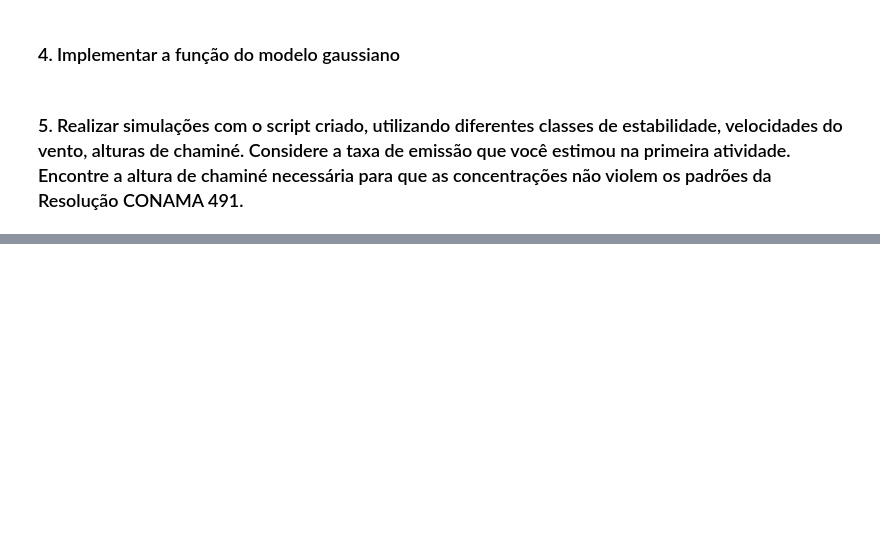
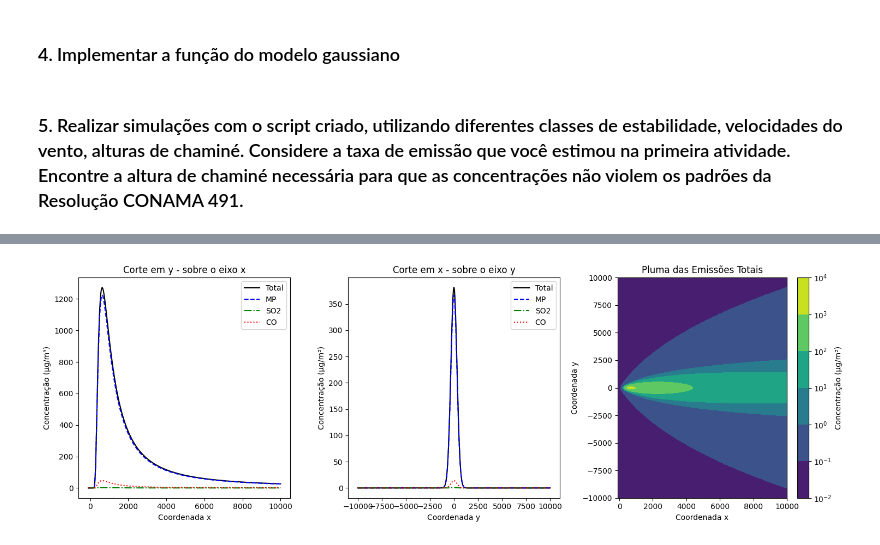
Before and after one commit to Bianca-bonetti/controledepoluicaoatm, a Jupyter notebook: Atividade03.ipynb, the cells around one changed output, grey strips where cells are left out. Cells and saved outputs as stored; diff of their text form; code cells hidden in the pictures; blank space fills up the shorter version.

```diff
--- a/Atividade03.ipynb
+++ b/Atividade03.ipynb
@@ -586,0 +647,82 @@ TypeError: Shapes of x (500, 1000) and z (8760, 51) do not match
+# %%
+# Criando domínio de modelagem
+x = np.linspace(-100, 10000, 500)
+y = np.linspace(-10000, 10000, 500)
+
+# Criando matrizes de x e y
+xx, yy = np.meshgrid(x, y)
+
+# Adotando inputs
+classe = 'C'
+urbOrRural = 'urbano'
+hg = 50  # m altura geométrica da chaminé
+qsMP = 314.89  # g/s
+qsSO2 = 0.54   # g/s
+qsCO = 11.93   # g/s
+u = df_expandido.Veloc_Vento[2631]  # m/s velocidade do vento retirado da linha no df_expandido que teve maiores concentrações para classe C
+y_estimado = 0  # estimando na direção do vento
+z = 1.5  # altura do receptor
+d = 2  # diâmetro da chaminé
+vs = 10  # m/s velocidade do efluente
+Ts = 400  # K temperatura do gás
+Tamb = 293  # K temperatura ambiente
+
+# Estimando o coeficiente de dispersão lateral e vertical
+sigmaY, sigmaZ = sigmaYZ(classe, xx, urbOrRural)
+
+if vs > 1.5 * u:
+    # Estimando a sobrelevação da pluma (deltaH)
+    deltaH = deltaHBriggs(d,vs,Ts,Tamb,classe,u)
+    print('deltaH = ' + str(deltaH))
+    hef = hg + deltaH
+    print('A pluma subiu')
+else:
+    hef = hg + 2 * d * ((vs / u) - 1.5)
+    print('A pluma caiu')
+
+
+print('Altura efetiva (H) é = ' + str(hef))
+print ('A classe é ' + str(classe))
+
+# Calculando as concentrações individuais de poluentes
+conc_MP = modeloGaussiano(qsMP, sigmaY, sigmaZ, u, yy, z, hef)
+conc_SO2 = modeloGaussiano(qsSO2, sigmaY, sigmaZ, u, yy, z, hef)
+conc_CO = modeloGaussiano(qsCO, sigmaY, sigmaZ, u, yy, z, hef)
+
+# Calculando a concentração total de poluentes
+conc_total = conc_MP + conc_SO2 + conc_CO
+
+# Visualização dos resultados no espaço
+fig, (ax1, ax2, ax3) = plt.subplots(1, 3, figsize=(15, 5))
+
+# Gráfico 1: Corte em y - sobre o eixo x
+ax1.plot(x, conc_total[250, :], label='Total', linestyle='-', color='black')
+ax1.plot(x, conc_MP[250, :], label='MP', linestyle='--', color='blue')
+ax1.plot(x, conc_SO2[250, :], label='SO2', linestyle='-.', color='green')
+ax1.plot(x, conc_CO[250, :], label='CO', linestyle=':', color='red')
+ax1.set_title('Corte em y - sobre o eixo x')
+ax1.set_xlabel('Coordenada x')
+ax1.set_ylabel('Concentração (µg/m³)')
+ax1.legend()
+
+# Gráfico 2: Corte em x - sobre o eixo y
+ax2.plot(yy[:, 100], conc_total[:, 100], label='Total', linestyle='-', color='black')
+ax2.plot(yy[:, 100], conc_MP[:, 100], label='MP', linestyle='--', color='blue')
+ax2.plot(yy[:, 100], conc_SO2[:, 100], label='SO2', linestyle='-.', color='green')
+ax2.plot(yy[:, 100], conc_CO[:, 100], label='CO', linestyle=':', color='red')
+ax2.set_title('Corte em x - sobre o eixo y')
+ax2.set_xlabel('Coordenada y')
+ax2.set_ylabel('Concentração (µg/m³)')
+ax2.legend()
+
+# Gráfico 3: Visualização da pluma das emissões totais
+contour_total = ax3.contourf(xx, yy, conc_total + 0.1, norm=LogNorm())
+ax3.set_title('Pluma das Emissões Totais')
+ax3.set_xlabel('Coordenada x')
+ax3.set_ylabel('Coordenada y')
+plt.colorbar(contour_total, ax=ax3, label='Concentração (µg/m³)')
+
+# Ajusta a disposição dos subplots para evitar sobreposição
+plt.tight_layout()
+plt.show()
+# %% [output]
@@ -586,0 +733 @@ TypeError: Shapes of x (500, 1000) and z (8760, 51) do not match
+[figure, added]
```
Also changed, not shown: parts of 24 cells of this notebook.
